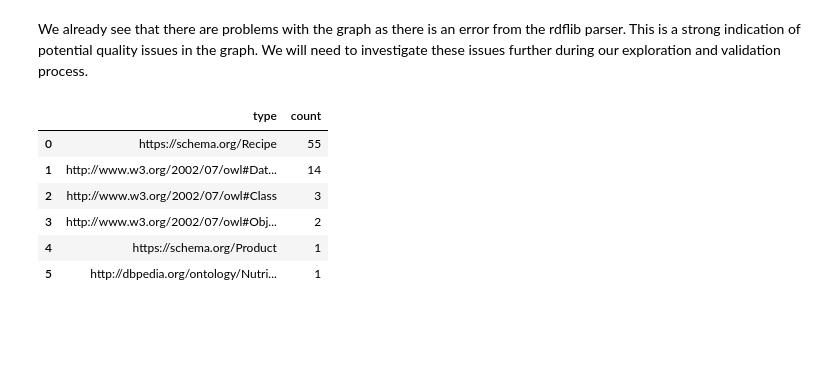
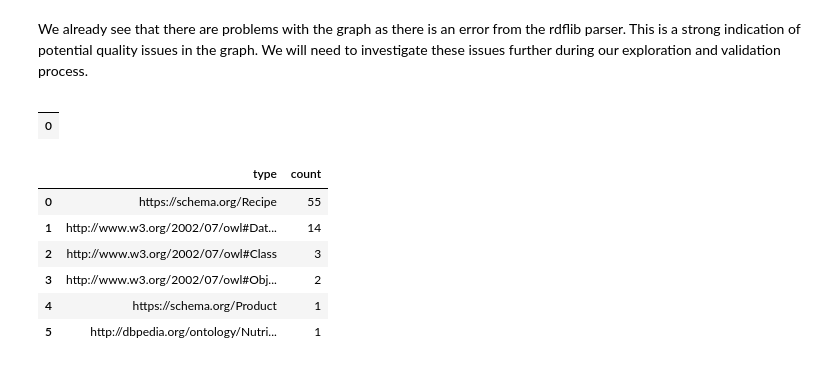
Before and after one commit to alexanderleonidas/fluffy-octo-spoon, a Jupyter notebook: kg_quality_assessment/food_kg_quality_assessnent.ipynb, the cells around one changed output. Saved outputs shown, nothing was run; the diff lists cells and outputs as text; code cells hidden in the pictures; blank space fills up the shorter version.

```diff
--- a/kg_quality_assessment/food_kg_quality_assessnent.ipynb
+++ b/kg_quality_assessment/food_kg_quality_assessnent.ipynb
@@ -18,6 +18,8 @@ Before we can create SHACL shapes to validate the knowledge graph, we need to ex
 # %%
 food_kg = Graph().parse("data/food_kg.ttl", format="ttl")
 print(f"Food KG contains {len(food_kg)} triples.")
+
+ontology_kg = Graph().parse("data/food_kg_ontology.ttl")
 # %% [output]
 Failed to convert Literal lexical form to value. Datatype=http://www.w3.org/2001/XMLSchema#duration, Converter=<function parse_xsd_duration at 0x...>
 Traceback (most recent call last):
@@ -39,4 +41,18 @@ ValueError: Unable to parse duration string nan
 Food KG contains 1801 triples.
 # %% [markdown]
 We already see that there are problems with the graph as there is an error from the rdflib parser. This is a strong indication of potential quality issues in the graph. We will need to investigate these issues further during our exploration and validation process.
+# %%
+# Find the classes defined in the ONTOLOGY graph
+result = ontology_kg.query("""
+    PREFIX schema: <https://schema.org/>
+    SELECT DISTINCT ?subject
+    {
+        ?s a ?type.
+    }
+ """)
+df = pd.DataFrame(result.bindings)
+df
+# %% [output]
+|  |
+| 0 |
 # %%
```
Also changed, not shown: parts of 9 cells of this notebook.
